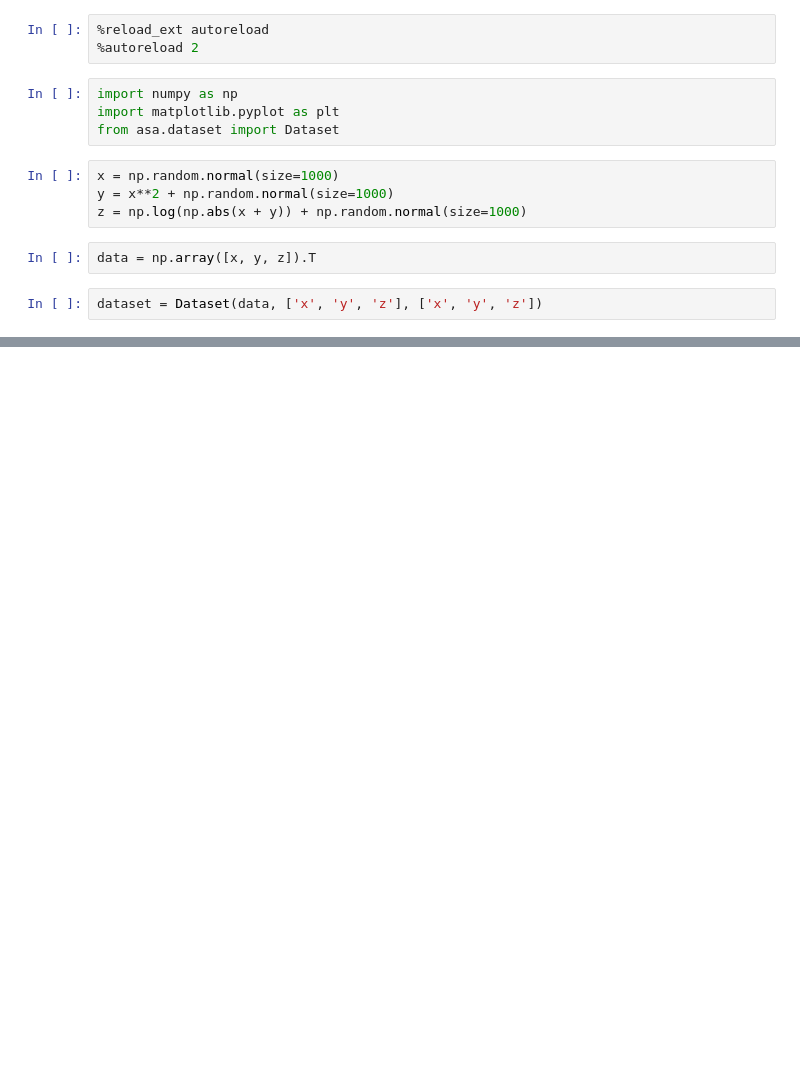
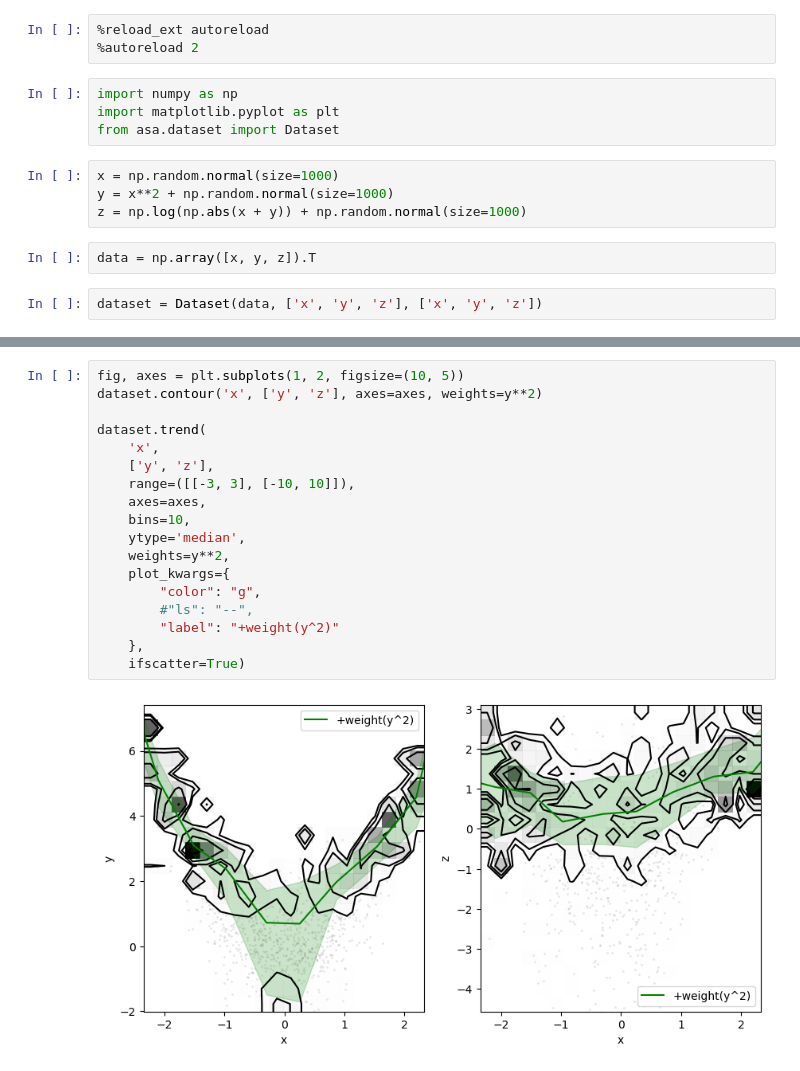
Before and after one commit to astro-jingtao/astro_statistics_assistant, a Jupyter notebook: example/trend_plot.ipynb, the cells around one changed output, grey strips where cells are left out. Saved outputs shown, nothing was run; the diff lists cells and outputs as text; blank space fills up the shorter version.

```diff
--- a/example/trend_plot.ipynb
+++ b/example/trend_plot.ipynb
@@ -200,0 +178,20 @@ dataset.trend('x', ['y','z'],
+# %%
+fig, axes = plt.subplots(1, 2, figsize=(10, 5))
+dataset.contour('x', ['y', 'z'], axes=axes, weights=y**2)
+
+dataset.trend(
+    'x',
+    ['y', 'z'],
+    range=([[-3, 3], [-10, 10]]),
+    axes=axes,
+    bins=10,
+    ytype='median',
+    weights=y**2,
+    plot_kwargs={
+        "color": "g",
+        #"ls": "--",
+        "label": "+weight(y^2)"
+    },
+    ifscatter=True)
+# %% [output]
+[figure, added]
```
Also changed, not shown: parts of 5 cells of this notebook, 2 other files.
